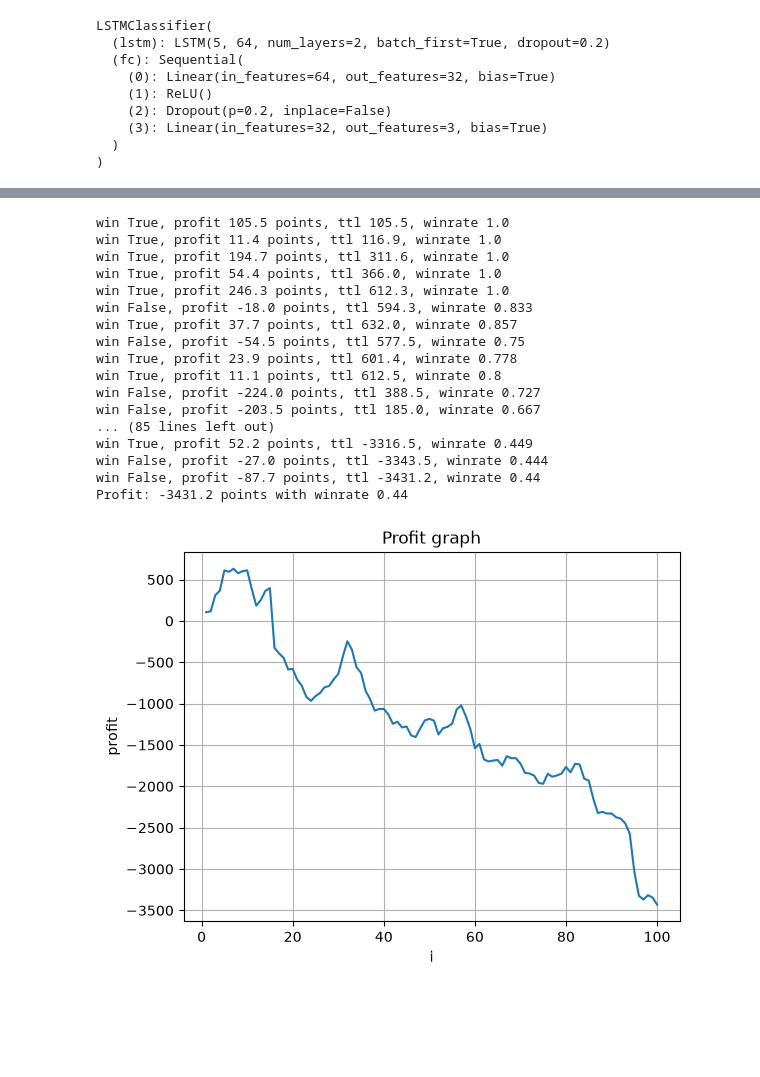
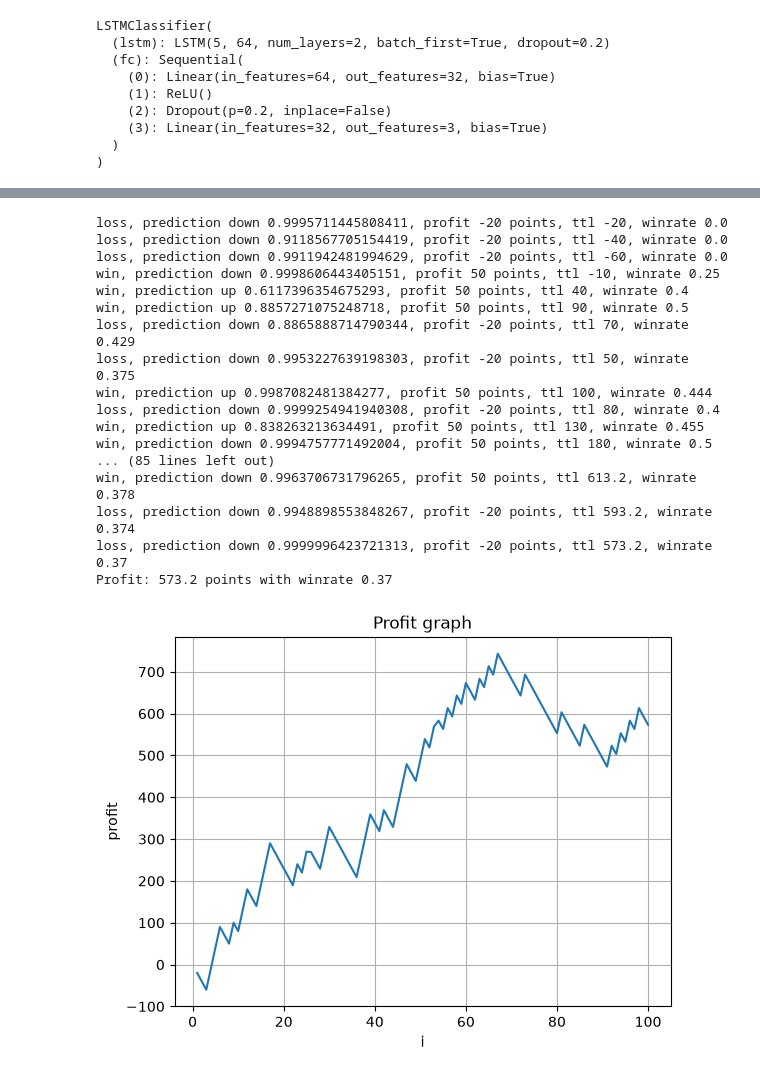
Before and after one commit to mote4ka/SyntheticMarket, a Jupyter notebook: evaluation.ipynb, the cells around one changed output, grey strips where cells are left out. Cells and saved outputs as stored; diff of their text form; code cells hidden in the pictures; blank space fills up the shorter version.

Commit message:
added take profit ans stop loss to strategy and prepared for changing test from real-time requests to pre-loaded chart

```diff
--- a/evaluation.ipynb
+++ b/evaluation.ipynb
@@ -5,0 +8,15 @@ from model import LSTMClassifier
+# %%
+from dataWorker import getOHLC
+
+# load all btc candles from 1'st Jan 2026
+
+iters = 300
+
+df = pd.DataFrame()
+for i in range(iters):
+    df_1000mins = getOHLC('BTCUSDT', (1767214800+60*i*1000)*1000, (1767214800+60*(i+1)*1000-60)*1000, normalize=False)
+    df = pd.concat([df, df_1000mins], axis=0)
+    print(f"{i+1}/{iters}", len(df))
+
+# save to parquet
+df.to_parquet('data/real/btcusdt_7months.parquet')
@@ -97,57 +165,71 @@ for i, interval in enumerate(intervals[:iters]):
     df_final = getOHLC('BTCUSDT', (end//1000+60)*1000,(end//1000+60*5)*1000)
     df_final = df_final.set_index("timestamp")
 
-    # calculate price change
     open_price = float(df_final.iloc[0]['open'])
-    close_price = float(df_final.iloc[4]['close'])
-    price_change = round(close_price - open_price, 3)
+    # check for stop-loss or take-profit
+    take_profit = 50
+    stop_loss = 20
 
-    if result.get('prediction') == 'down':
-        profit = price_change * -1
-    if result.get('prediction') == 'up':
-        profit = price_change
+    for j in range(5):
+        if result.get('prediction') == 'up' :
+            if df_final.iloc[j]['high'] >= open_price + take_profit:
+                profit = take_profit
+                break
+            if df_final.iloc[j]['low'] <= open_price - stop_loss:
+                profit = stop_loss*-1
+                break
+        if result.get('prediction') == 'down' :
+            if df_final.iloc[j]['high'] >= open_price + stop_loss:
+                profit = stop_loss*-1
+                break
+            if df_final.iloc[j]['low'] <= open_price - take_profit:
+                profit = take_profit
+                break
+        else:
+            profit = round(df_final.iloc[j]['close']  - open_price, 3)
+
 
     if profit>0: wins += 1
     profit_ttl += profit
     profit_ttl = round(profit_ttl, 2)
-    print(f"win {profit>0}, profit {profit} points, ttl {profit_ttl}, winrate {round(wins/(i+1),3)}")
+    print(f"{'win' if profit>0 else 'loss'}, prediction {result.get('prediction')} {result.get('probabilities').get(result.get('prediction'))}, profit {profit} points, ttl {profit_ttl}, winrate {round(wins/(i+1),3)}")
 
     profit_history.append(profit_ttl)
     winrate_history.append(round(wins/(i+1),3))
 
 
 print(f"Profit: {profit_ttl} points with winrate {round(wins/iters,2)}")
 
 fig, ax = plt.subplots()
 t = np.arange(1,iters+1, 1)
 ax.plot(t, profit_history)
 ax.set(xlabel='i', ylabel='profit',
        title='Profit graph')
 ax.grid()
 plt.show()
 
 fig, ax = plt.subplots()
 ax.plot(t, winrate_history)
 ax.set(xlabel='i', ylabel='winrate',
        title='Winrate graph')
 ax.grid()
 plt.show()
 # %% [output]
-win True, profit 105.5 points, ttl 105.5, winrate 1.0
-win True, profit 11.4 points, ttl 116.9, winrate 1.0
-win True, profit 194.7 points, ttl 311.6, winrate 1.0
-win True, profit 54.4 points, ttl 366.0, winrate 1.0
-win True, profit 246.3 points, ttl 612.3, winrate 1.0
-win False, profit -18.0 points, ttl 594.3, winrate 0.833
-win True, profit 37.7 points, ttl 632.0, winrate 0.857
-win False, profit -54.5 points, ttl 577.5, winrate 0.75
-win True, profit 23.9 points, ttl 601.4, winrate 0.778
-win True, profit 11.1 points, ttl 612.5, winrate 0.8
-win False, profit -224.0 points, ttl 388.5, winrate 0.727
-win False, profit -203.5 points, ttl 185.0, winrate 0.667
+loss, prediction down 0.9995711445808411, profit -20 points, ttl -20, winrate 0.0
+loss, prediction down 0.9118567705154419, profit -20 points, ttl -40, winrate 0.0
+loss, prediction down 0.9911942481994629, profit -20 points, ttl -60, winrate 0.0
+win, prediction down 0.9998606443405151, profit 50 points, ttl -10, winrate 0.25
+win, prediction up 0.6117396354675293, profit 50 points, ttl 40, winrate 0.4
+win, prediction up 0.8857271075248718, profit 50 points, ttl 90, winrate 0.5
+loss, prediction down 0.8865888714790344, profit -20 points, ttl 70, winrate 0.429
+loss, prediction down 0.9953227639198303, profit -20 points, ttl 50, winrate 0.375
+win, prediction up 0.9987082481384277, profit 50 points, ttl 100, winrate 0.444
+loss, prediction down 0.9999254941940308, profit -20 points, ttl 80, winrate 0.4
+win, prediction up 0.838263213634491, profit 50 points, ttl 130, winrate 0.455
+win, prediction down 0.9994757771492004, profit 50 points, ttl 180, winrate 0.5
 ... (85 lines left out)
-win True, profit 52.2 points, ttl -3316.5, winrate 0.449
-win False, profit -27.0 points, ttl -3343.5, winrate 0.444
-win False, profit -87.7 points, ttl -3431.2, winrate 0.44
-Profit: -3431.2 points with winrate 0.44
+win, prediction down 0.9963706731796265, profit 50 points, ttl 613.2, winrate 0.378
+loss, prediction down 0.9948898553848267, profit -20 points, ttl 593.2, winrate 0.374
+loss, prediction down 0.9999996423721313, profit -20 points, ttl 573.2, winrate 0.37
+Profit: 573.2 points with winrate 0.37
-[figure, old version]
+[figure, new version]
```
Also changed, not shown: parts of 5 cells of this notebook, 6 other files.
